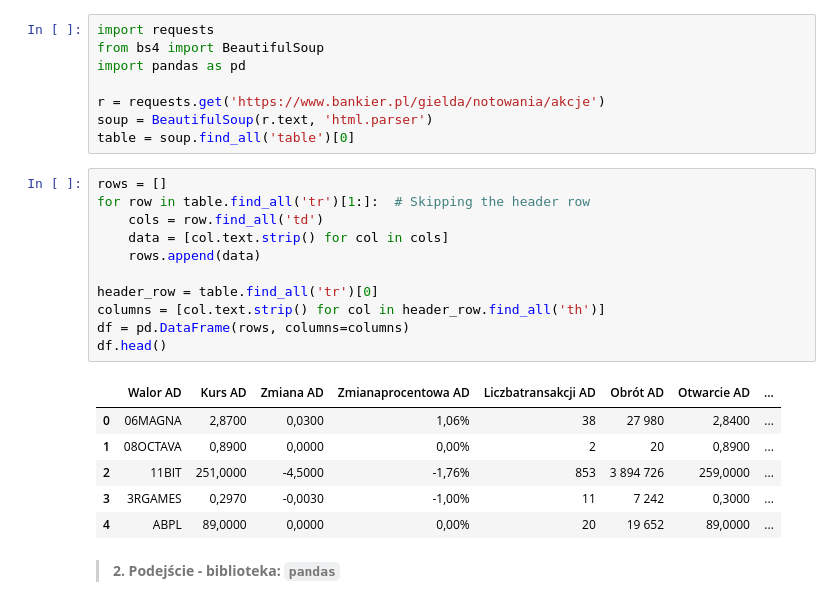
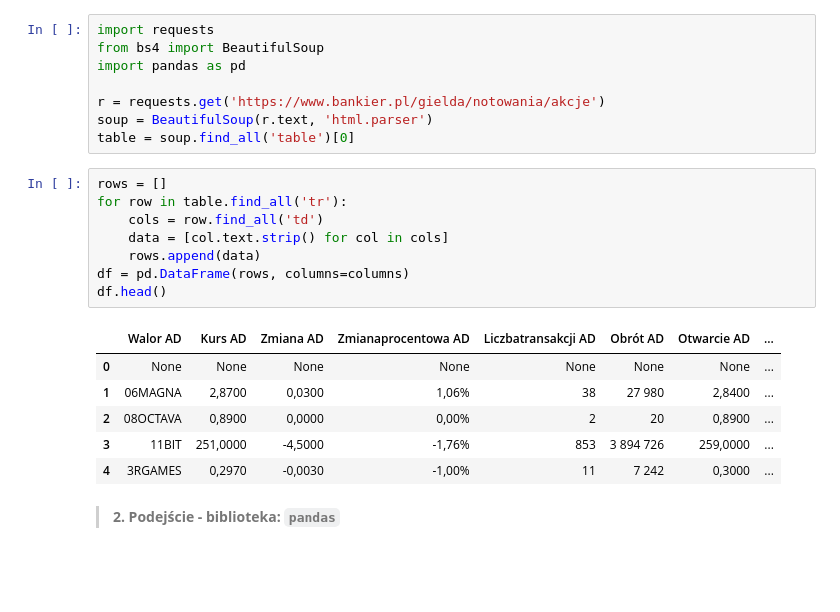
Before and after one commit to Ayumi-Smith/ADS, a Jupyter notebook: Kopia_notatnika_M8PD1V1_Python.ipynb, the cells around one changed output. Drawn from its saved outputs; the diff is of its cells as text; blank space fills up the shorter version.

```diff
--- a/Kopia_notatnika_M8PD1V1_Python.ipynb
+++ b/Kopia_notatnika_M8PD1V1_Python.ipynb
@@ -22,22 +22,19 @@ soup = BeautifulSoup(r.text, 'html.parser')
 table = soup.find_all('table')[0]
 # %%
 rows = []
-for row in table.find_all('tr')[1:]:  # Skipping the header row
+for row in table.find_all('tr'):
     cols = row.find_all('td')
     data = [col.text.strip() for col in cols]
     rows.append(data)
-
-header_row = table.find_all('tr')[0]
-columns = [col.text.strip() for col in header_row.find_all('th')]
 df = pd.DataFrame(rows, columns=columns)
 df.head()
 # %% [output]
 |  | Walor AD | Kurs AD | Zmiana AD | Zmianaprocentowa AD | Liczbatransakcji AD | Obrót AD | Otwarcie AD | ... |
-| 0 | 06MAGNA | 2,8700 | 0,0300 | 1,06% | 38 | 27 980 | 2,8400 | ... |
-| 1 | 08OCTAVA | 0,8900 | 0,0000 | 0,00% | 2 | 20 | 0,8900 | ... |
-| 2 | 11BIT | 251,0000 | -4,5000 | -1,76% | 853 | 3 894 726 | 259,0000 | ... |
-| 3 | 3RGAMES | 0,2970 | -0,0030 | -1,00% | 11 | 7 242 | 0,3000 | ... |
-| 4 | ABPL | 89,0000 | 0,0000 | 0,00% | 20 | 19 652 | 89,0000 | ... |
+| 0 | None | None | None | None | None | None | None | ... |
+| 1 | 06MAGNA | 2,8700 | 0,0300 | 1,06% | 38 | 27 980 | 2,8400 | ... |
+| 2 | 08OCTAVA | 0,8900 | 0,0000 | 0,00% | 2 | 20 | 0,8900 | ... |
+| 3 | 11BIT | 251,0000 | -4,5000 | -1,76% | 853 | 3 894 726 | 259,0000 | ... |
+| 4 | 3RGAMES | 0,2970 | -0,0030 | -1,00% | 11 | 7 242 | 0,3000 | ... |
 # %% [markdown]
 >**2. Podejście - biblioteka: `pandas`**
 # %%
```
Also changed, not shown: parts of 2 cells of this notebook.
